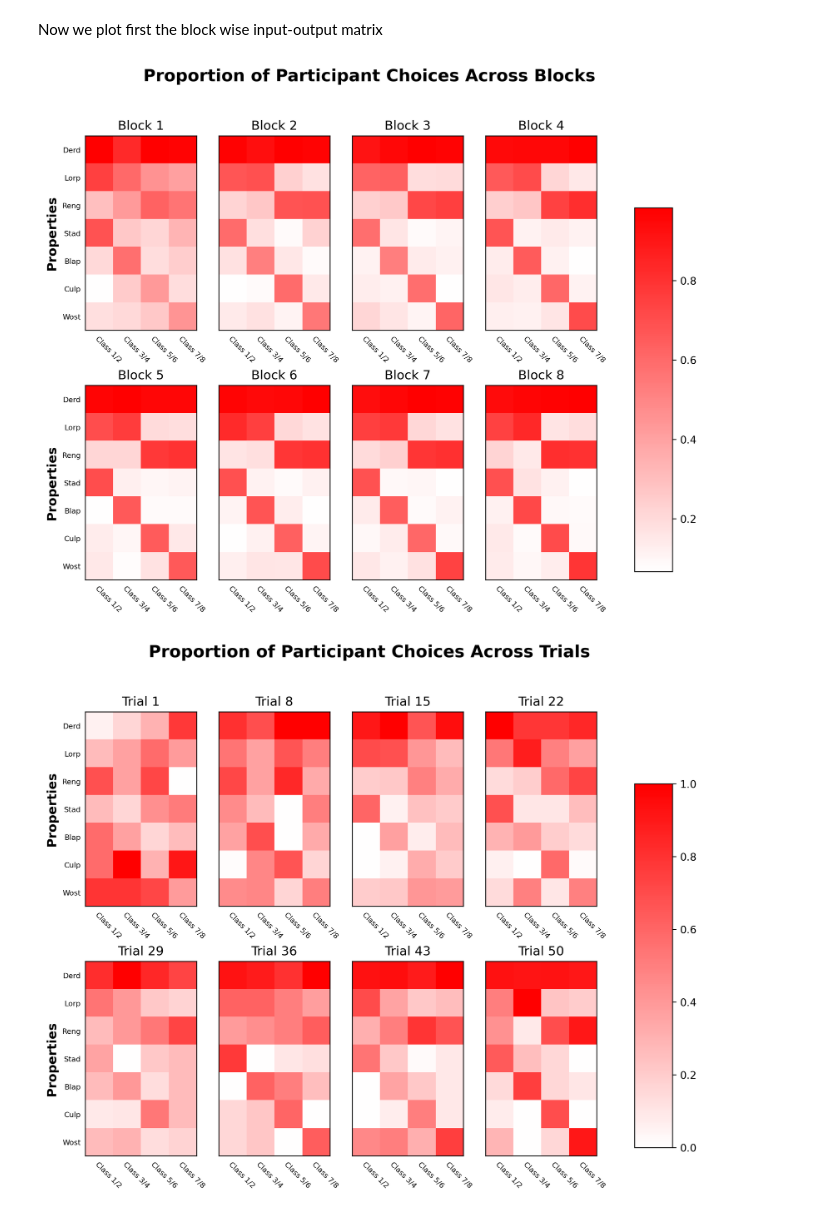
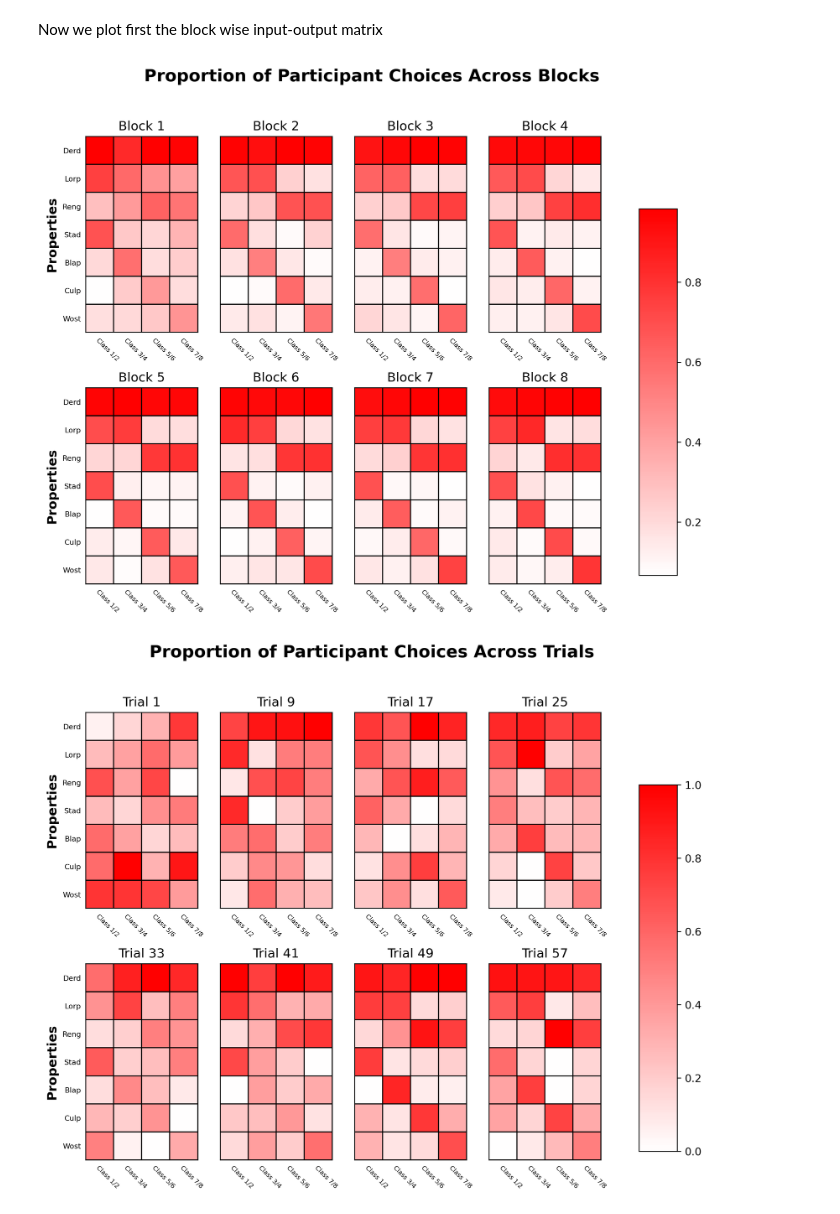
Before and after one commit to JirkoRu/analysis_scripts, a Jupyter notebook: input_output_matrix/corr_matrix.ipynb, the cells around one changed output. Saved outputs shown, nothing was run; the diff lists cells and outputs as text; code cells hidden in the pictures.

```diff
--- a/input_output_matrix/corr_matrix.ipynb
+++ b/input_output_matrix/corr_matrix.ipynb
@@ -193,10 +193,18 @@ def plot_inout_matrix(in_out_matrix, fig_name, fig_title, unit_str, increment):
     for i, ax in enumerate(axes.flatten()):
 
         ax.set_title(unit_str + " " + str(i* increment+1))
+
+        # make grid
+        ax.set_xticks(np.arange(-.5, len(x_tick_labels)), minor=True)
+        ax.set_yticks(np.arange(-.5, len(y_tick_labels)), minor=True)
+        # Gridlines based on minor ticks
+        ax.grid(which='minor', color='k', linestyle='-', linewidth=1)
+
+        # remove ticks
         ax.tick_params(which='both', left=False, right=False, top=False, bottom=False, pad=1)
 
         ax.set_xticks(range(len(x_tick_labels)))
-        ax.set_xticklabels(x_tick_labels, rotation= -45, fontsize=7, ha="left", rotation_mode="anchor")
+        ax.set_xticklabels(x_tick_labels, rotation= -45, fontsize=6, ha="left", rotation_mode="anchor")
 
         if i % 4 == 0:
             ax.set_ylabel("Properties",fontweight='bold', fontsize = 12)
@@ -233,10 +241,10 @@ plot_inout_matrix(in_out_matrix,
                   1
                 )
 # %% [output]
-[figure, old version]
+[figure, new version]
 # %%
 plot_inout_matrix(in_out_matrix_trialwise,
                 'figure/in_out_matrix_first_trials.png', "Proportion of Participant Choices Across Trials",
-                "Trial", 7)
+                "Trial", 8)
 # %% [output]
-[figure, old version]
+[figure, new version]
```
Also changed, not shown: 3 other files.
